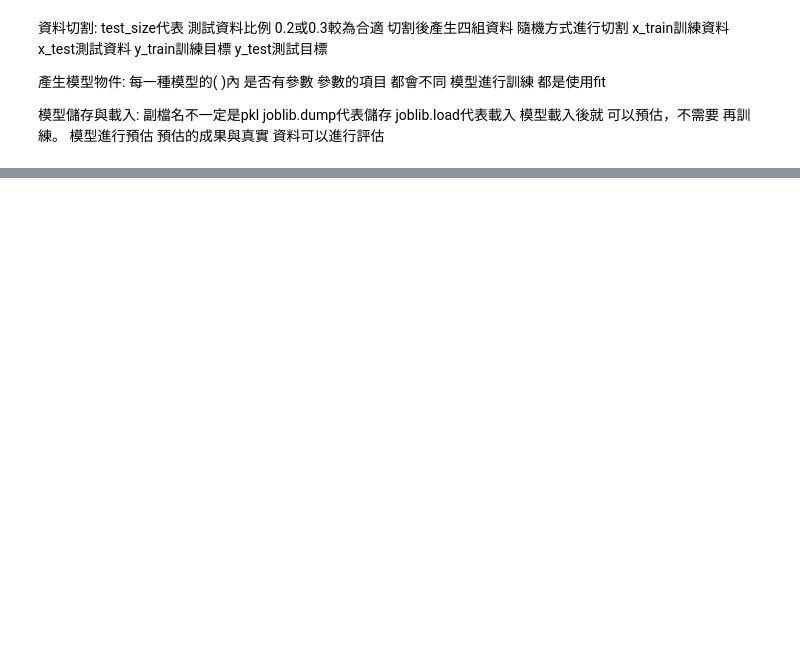
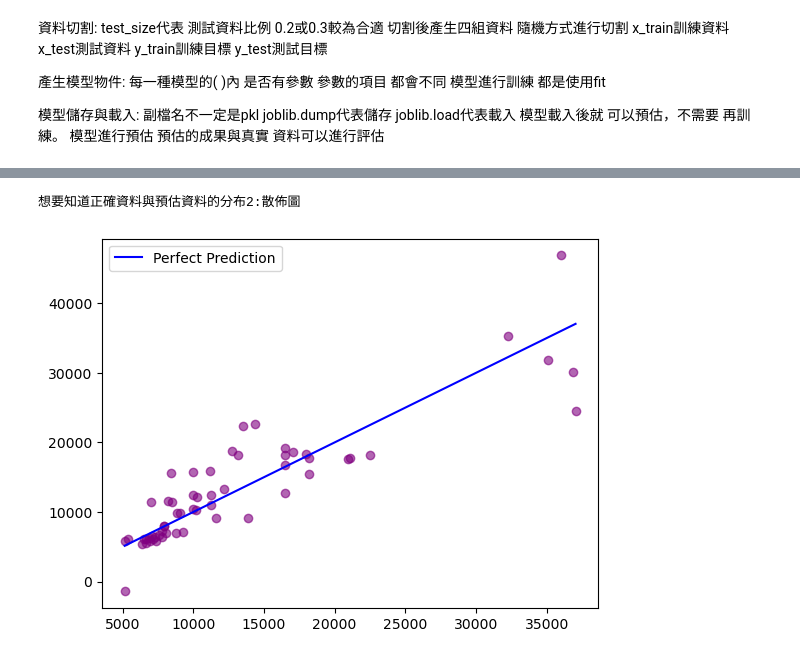
Before and after one commit to a0916065882/James, a Jupyter notebook: lesson24/lesson24_1.ipynb, the cells around one changed output, grey strips where cells are left out. Cells and saved outputs as stored; diff of their text form; code cells hidden in the pictures; blank space fills up the shorter version.

```diff
--- a/lesson24/lesson24_1.ipynb
+++ b/lesson24/lesson24_1.ipynb
@@ -612,0 +656,10 @@ joblib.load代表載入
+# %%
+print('想要知道正確資料與預估資料的分布2:散佈圖')
+import matplotlib.pyplot as plt
+plt.scatter(y_test,y_predict,color='purple',alpha=0.6)
+plt.plot([y_test.min(),y_test.max()],[y_test.min(),y_test.max()],label='Perfect Prediction',color='blue') #完美預測
+plt.legend()
+plt.show()
+# %% [output]
+想要知道正確資料與預估資料的分布2:散佈圖
+[figure, added]
```
Also changed, not shown: parts of 15 cells of this notebook, 1 other file.
